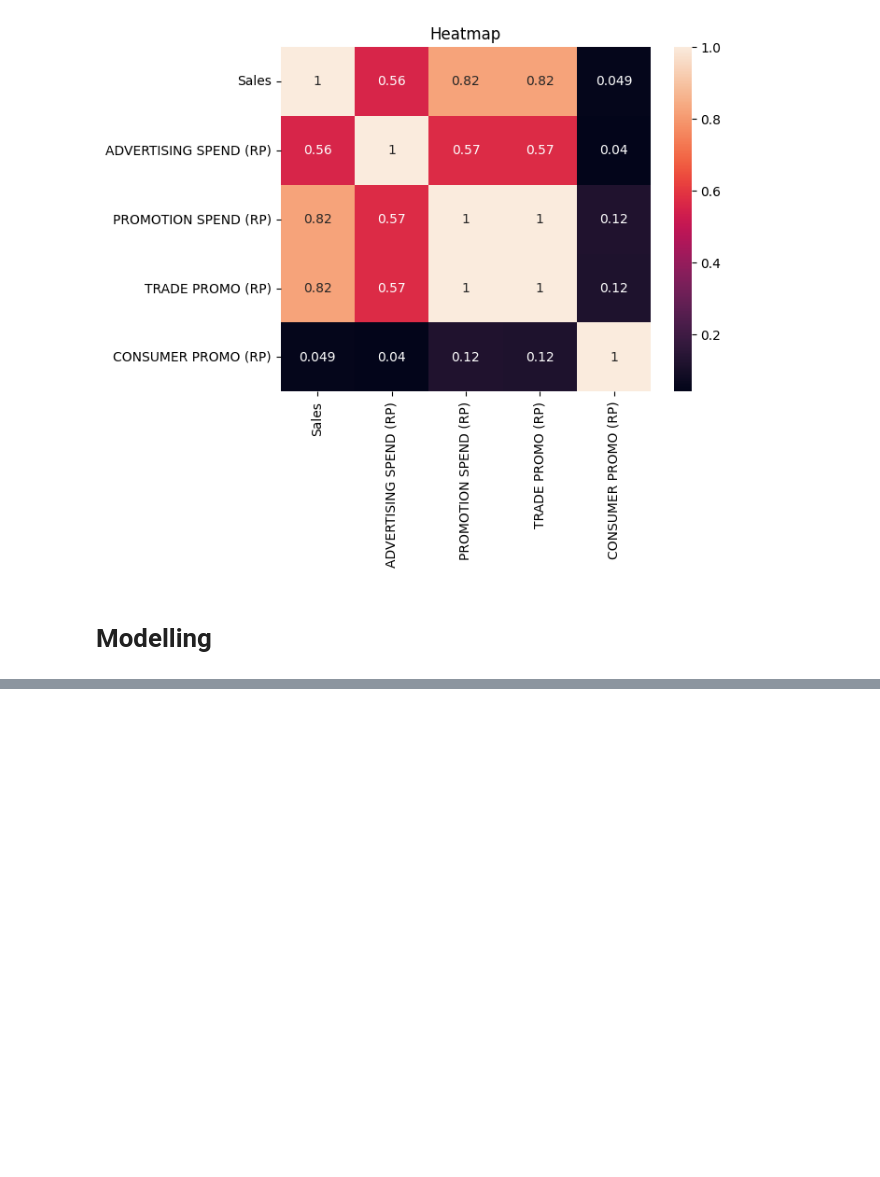
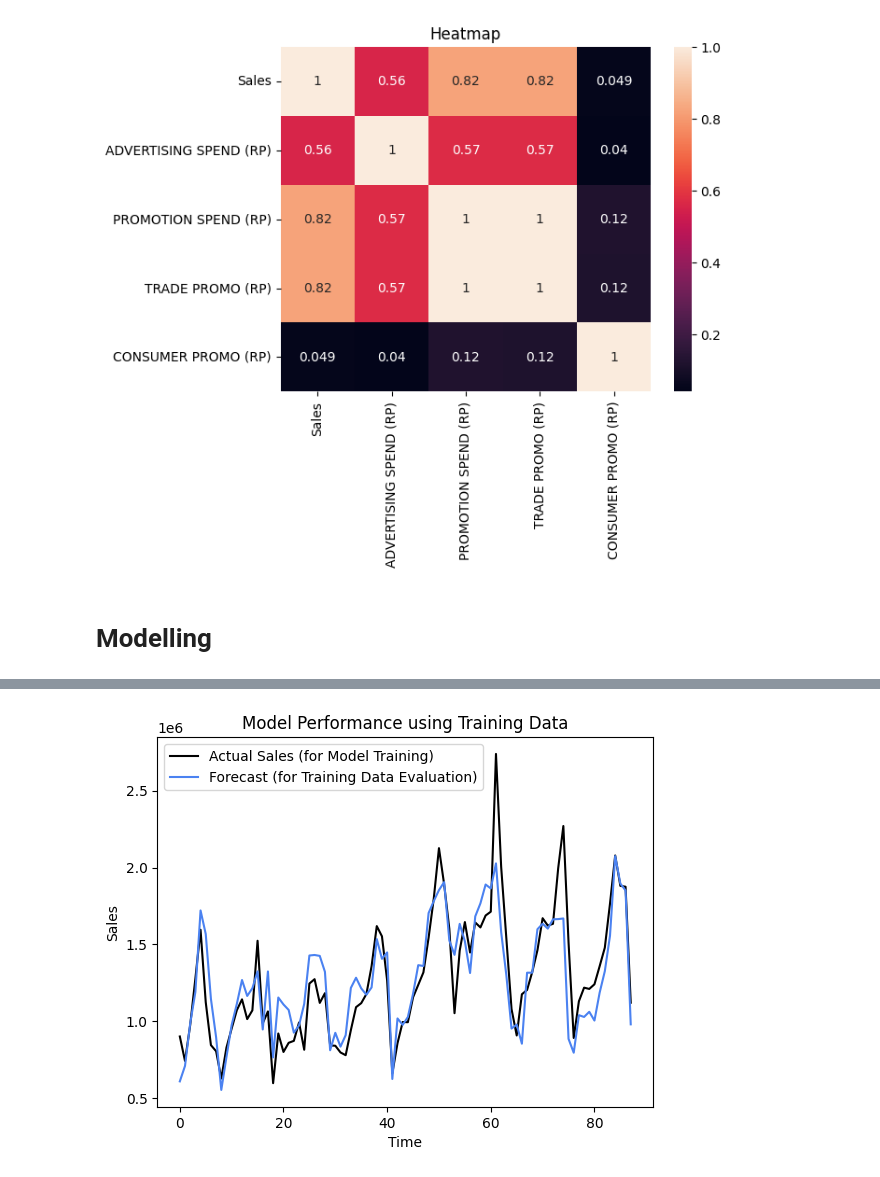
Before and after one commit to marcellinus-witarsah/revenue-forecasting, a Jupyter notebook: notebooks/20240724-market-mix-modelling.ipynb, the cells around one changed output, grey strips where cells are left out. Drawn from its saved outputs; the diff is of its cells as text; code cells hidden in the pictures; blank space fills up the shorter version.

```diff
--- a/notebooks/20240724-market-mix-modelling.ipynb
+++ b/notebooks/20240724-market-mix-modelling.ipynb
@@ -257 +329,12 @@ test_df = tango_df[tango_df['Periode']>TRAIN_CUTOFF].reset_index(drop=True)
+# %%
+from sklearn.model_selection import train_test_split
+
+features = ['CONSUMER PROMO (RP)', 'ADVERTISING SPEND (RP)', 'PROMOTION SPEND (RP)', 'TRADE PROMO (RP)']
+target = 'Sales'
+
+# Data for statsforecast modelling
+X, y = tango_df[features], tango_df[target].tolist()
+
+# Split Data
+X_train, X_test, y_train, y_test = train_test_split(X, y, shuffle=False, random_state=42, test_size=0.2)
 # %% [markdown]
@@ -259,23 +342,21 @@ test_df = tango_df[tango_df['Periode']>TRAIN_CUTOFF].reset_index(drop=True)
 # %%
-from sklearn.preprocessing import StandardScaler, PolynomialFeatures
+from sklearn.preprocessing import MinMaxScaler
 from sklearn.linear_model import LinearRegression
-from sklearn.metrics import mean_squared_error, r2_score, mean_absolute_percentage_error
+from sklearn.metrics import mean_absolute_percentage_error, r2_score
 
 # Features and targets
 features = ['CONSUMER PROMO (RP)', 'ADVERTISING SPEND (RP)', 'PROMOTION SPEND (RP)', 'TRADE PROMO (RP)']
 target = 'Sales'
 
-# Split into training features and targets
-X_train, X_test, y_train, y_test = train_df[features], test_df[features], train_df[target], test_df[target]
 
 # Standardized features
-scaler = StandardScaler()
+scaler = MinMaxScaler()
 X_train_preprocessed = X_train.copy()
-X_train_preprocessed[features] = np.log1p(X_train_preprocessed)
-X_train_preprocessed[features] = scaler.fit_transform(X_train_preprocessed)
+X_train_preprocessed[features] = np.log1p(X_train_preprocessed[features])
+X_train_preprocessed[features] = scaler.fit_transform(X_train_preprocessed[features])
 X_test_preprocessed = X_test.copy()
-X_test_preprocessed[features] = np.log1p(X_test_preprocessed)
-X_test_preprocessed[features] = scaler.transform(X_test_preprocessed)
+X_test_preprocessed[features] = np.log1p(X_test_preprocessed[features])
+X_test_preprocessed[features] = scaler.transform(X_test_preprocessed[features])
 
 # Prepare Model
 lr = LinearRegression()
@@ -284,8 +365,9 @@ lr = LinearRegression()
 lr.fit(X_train_preprocessed, y_train)
 
 # Evaluation
-print("Train MAPE: {}".format(np.sqrt(mean_absolute_percentage_error(y_train, lr.predict(X_train_preprocessed)))))
-print("Test MAPE: {}".format(np.sqrt(mean_absolute_percentage_error(y_test, lr.predict(X_test_preprocessed)))))
+print("Train MAPE: {}".format(mean_absolute_percentage_error(y_train, lr.predict(X_train_preprocessed))))
 print("Train R2: {}".format(r2_score(y_train, lr.predict(X_train_preprocessed))))
+print()
+print("Test MAPE: {}".format(mean_absolute_percentage_error(y_test, lr.predict(X_test_preprocessed))))
 print("Test R2: {}".format(r2_score(y_test, lr.predict(X_test_preprocessed))))
 # %% [output]
@@ -338,0 +379,15 @@ ModuleNotFoundError: No module named 'jax'
+# %%
+color = {
+    'black': 'black',
+    'google_red': '#db412d',
+    'google_blue': '#4b82f1'
+}
+plt.plot(y_train, label="Actual Sales (for Model Training)", color=color["black"])
+plt.plot(lr.predict(X_train_preprocessed), label="Forecast (for Training Data Evaluation)", color=color["google_blue"])
+plt.legend()
+plt.title("Model Performance using Training Data")
+plt.xlabel("Time")
+plt.ylabel("Sales")
+plt.show()
+# %% [output]
+[figure, added]
```
Also changed, not shown: parts of 18 cells of this notebook.
